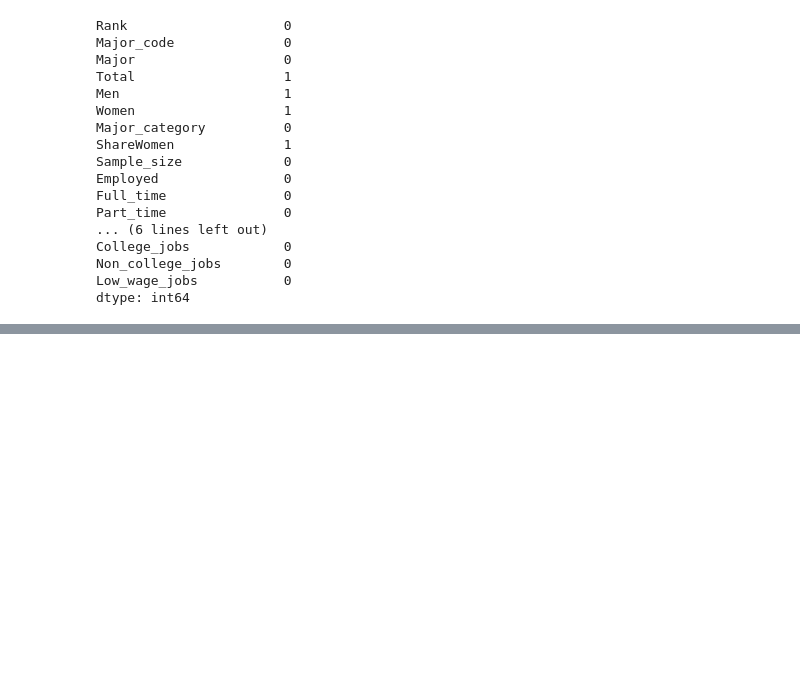
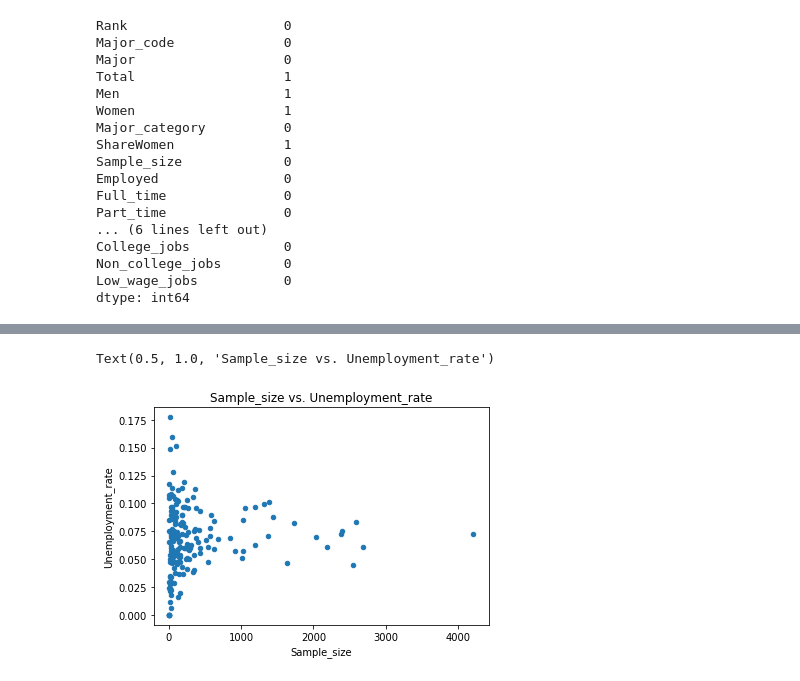
Before and after one commit to preethamdnr/Data-Visualisation, a Jupyter notebook: Data_Visualising.ipynb, the cells around one changed output, grey strips where cells are left out. Drawn from its saved outputs; the diff is of its cells as text; code cells hidden in the pictures; blank space fills up the shorter version.

```diff
--- a/Data_Visualising.ipynb
+++ b/Data_Visualising.ipynb
@@ -75,0 +86,6 @@ dtype: int64
+# %%
+axis = df.plot(x='Sample_size', y='Unemployment_rate', kind='scatter')
+axis.set_title('Sample_size vs. Unemployment_rate')
+# %% [output]
+Text(0.5, 1.0, 'Sample_size vs. Unemployment_rate')
+[figure, added]
```
Also changed, not shown: parts of 12 cells of this notebook, 1 other file.
